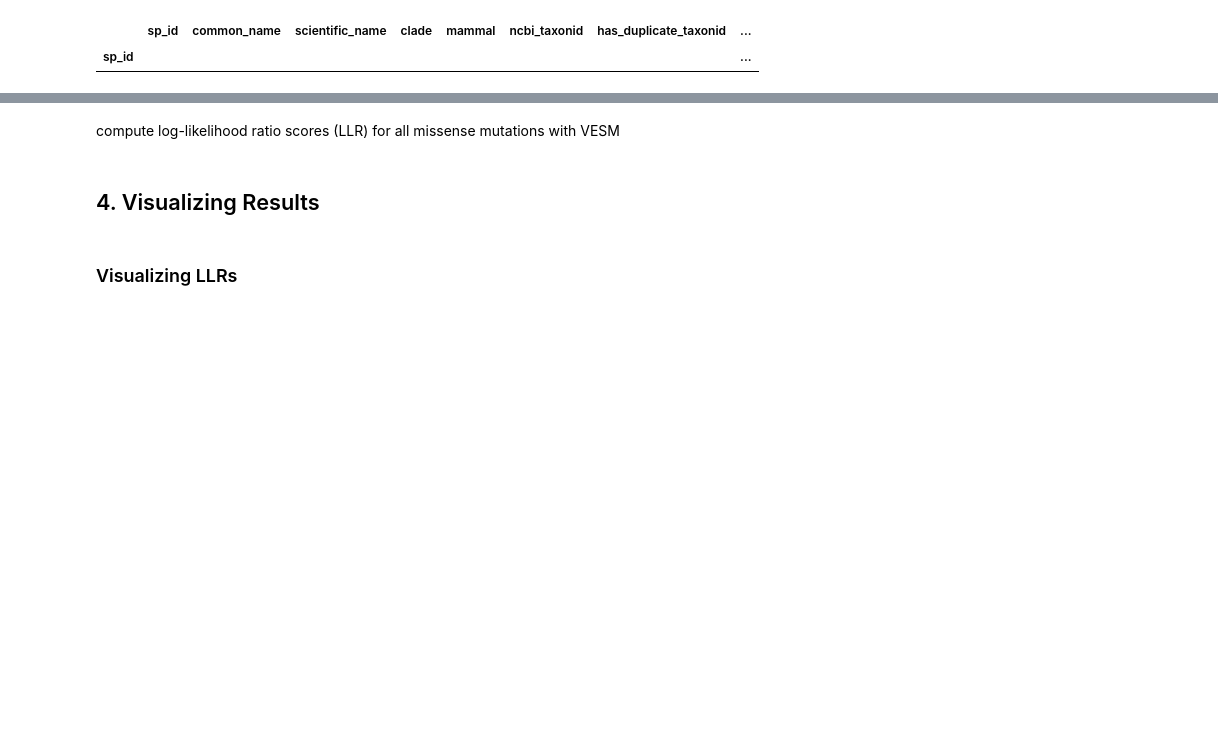
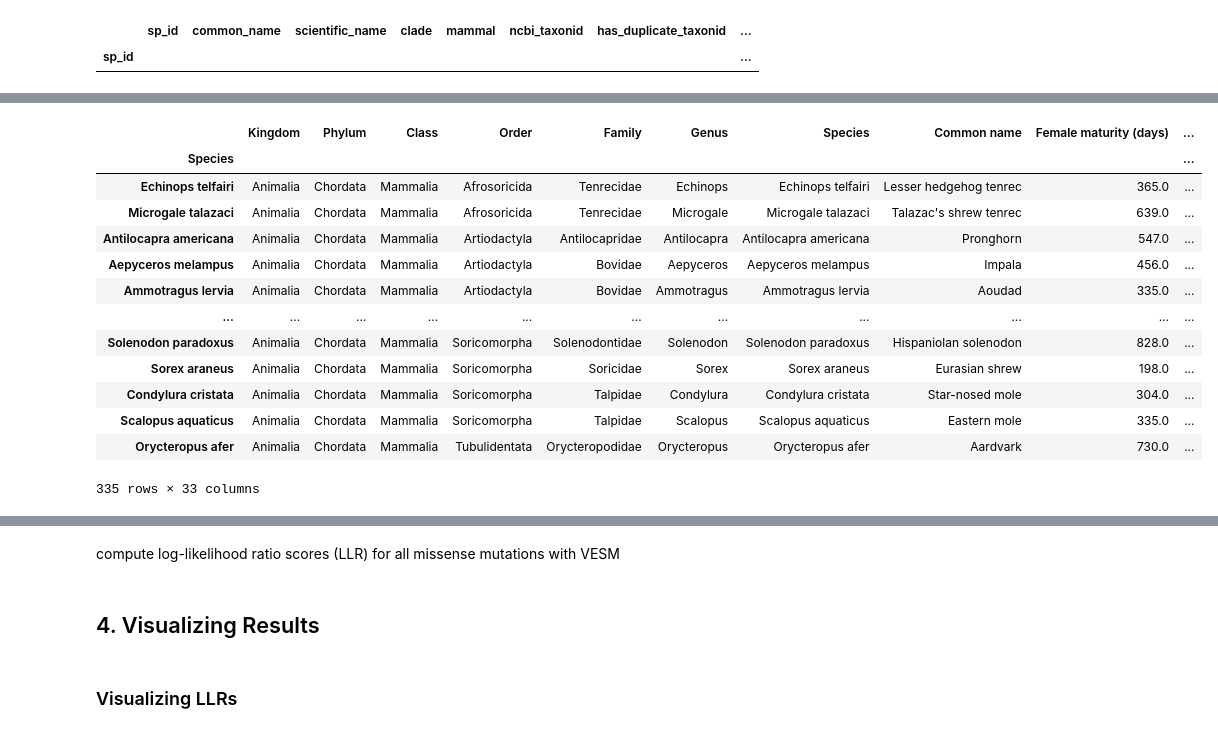
Before and after one commit to rishabhrajkapoor/bcopro_work, a Jupyter notebook: notebooks/VESM_Getting_Started.ipynb, the cells around one changed output, grey strips where cells are left out. Cells and saved outputs as stored; diff of their text form; code cells hidden in the pictures; blank space fills up the shorter version.

```diff
--- a/notebooks/VESM_Getting_Started.ipynb
+++ b/notebooks/VESM_Getting_Started.ipynb
@@ -506,0 +631,17 @@ N466 -> HLgraAgi1:
+# %%
+anage
+# %% [output]
+|  | Kingdom | Phylum | Class | Order | Family | Genus | Species | Common name | Female maturity (days) | ... |
+| Species |  |  |  |  |  |  |  |  |  | ... |
+| Echinops telfairi | Animalia | Chordata | Mammalia | Afrosoricida | Tenrecidae | Echinops | Echinops telfairi | Lesser hedgehog tenrec | 365.0 | ... |
+| Microgale talazaci | Animalia | Chordata | Mammalia | Afrosoricida | Tenrecidae | Microgale | Microgale talazaci | Talazac's shrew tenrec | 639.0 | ... |
+| Antilocapra americana | Animalia | Chordata | Mammalia | Artiodactyla | Antilocapridae | Antilocapra | Antilocapra americana | Pronghorn | 547.0 | ... |
+| Aepyceros melampus | Animalia | Chordata | Mammalia | Artiodactyla | Bovidae | Aepyceros | Aepyceros melampus | Impala | 456.0 | ... |
+| Ammotragus lervia | Animalia | Chordata | Mammalia | Artiodactyla | Bovidae | Ammotragus | Ammotragus lervia | Aoudad | 335.0 | ... |
+| ... | ... | ... | ... | ... | ... | ... | ... | ... | ... | ... |
+| Solenodon paradoxus | Animalia | Chordata | Mammalia | Soricomorpha | Solenodontidae | Solenodon | Solenodon paradoxus | Hispaniolan solenodon | 828.0 | ... |
+| Sorex araneus | Animalia | Chordata | Mammalia | Soricomorpha | Soricidae | Sorex | Sorex araneus | Eurasian shrew | 198.0 | ... |
+| Condylura cristata | Animalia | Chordata | Mammalia | Soricomorpha | Talpidae | Condylura | Condylura cristata | Star-nosed mole | 304.0 | ... |
+| Scalopus aquaticus | Animalia | Chordata | Mammalia | Soricomorpha | Talpidae | Scalopus | Scalopus aquaticus | Eastern mole | 335.0 | ... |
+| Orycteropus afer | Animalia | Chordata | Mammalia | Tubulidentata | Orycteropodidae | Orycteropus | Orycteropus afer | Aardvark | 730.0 | ... |
+335 rows × 33 columns
```
Also changed, not shown: parts of 27 cells of this notebook.
